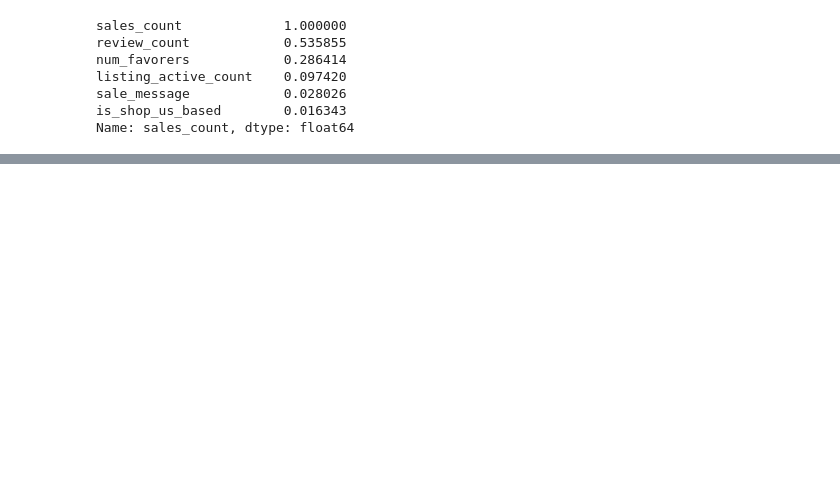
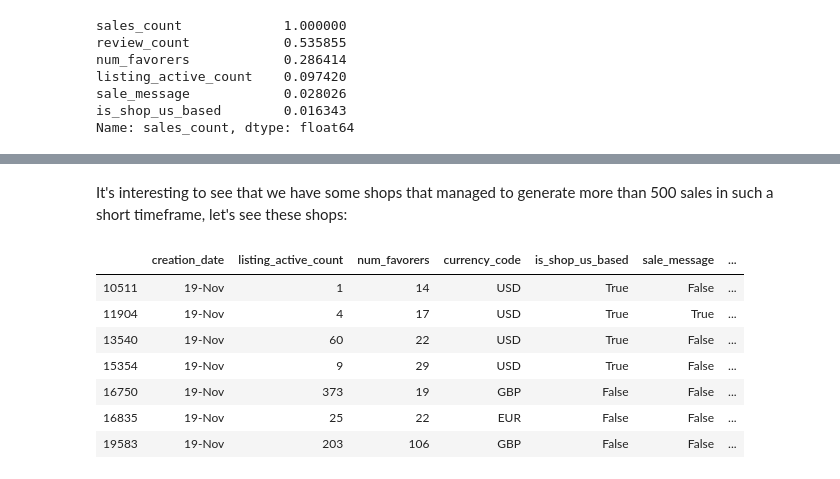
Before and after one commit to kristinakun/project-visualizing-real-world-data, a Jupyter notebook: code/main.ipynb, the cells around one changed output, grey strips where cells are left out. Cells and saved outputs as stored; diff of their text form; code cells hidden in the pictures; blank space fills up the shorter version.

```diff
--- a/code/main.ipynb
+++ b/code/main.ipynb
@@ -376,0 +392,13 @@ data.head()
+# %% [markdown]
+It's interesting to see that we have some shops that managed to generate more than 500 sales in such a short timeframe, let's see these shops:
+# %%
+data.loc[data.sales_count > 500]
+# %% [output]
+|  | creation_date | listing_active_count | num_favorers | currency_code | is_shop_us_based | sale_message | ... |
+| 10511 | 19-Nov | 1 | 14 | USD | True | False | ... |
+| 11904 | 19-Nov | 4 | 17 | USD | True | True | ... |
+| 13540 | 19-Nov | 60 | 22 | USD | True | False | ... |
+| 15354 | 19-Nov | 9 | 29 | USD | True | False | ... |
+| 16750 | 19-Nov | 373 | 19 | GBP | False | False | ... |
+| 16835 | 19-Nov | 25 | 22 | EUR | False | False | ... |
+| 19583 | 19-Nov | 203 | 106 | GBP | False | False | ... |
```
Also changed, not shown: parts of 24 cells of this notebook, 1 other file.
